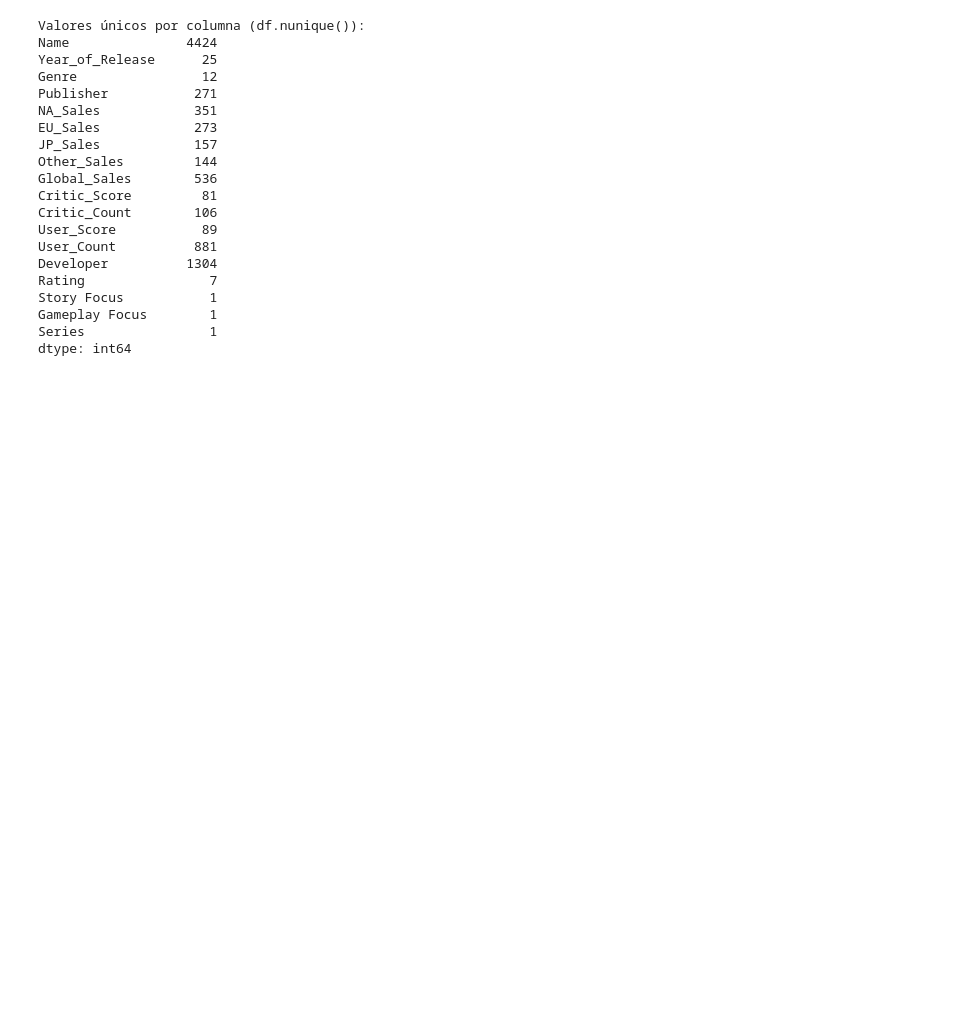
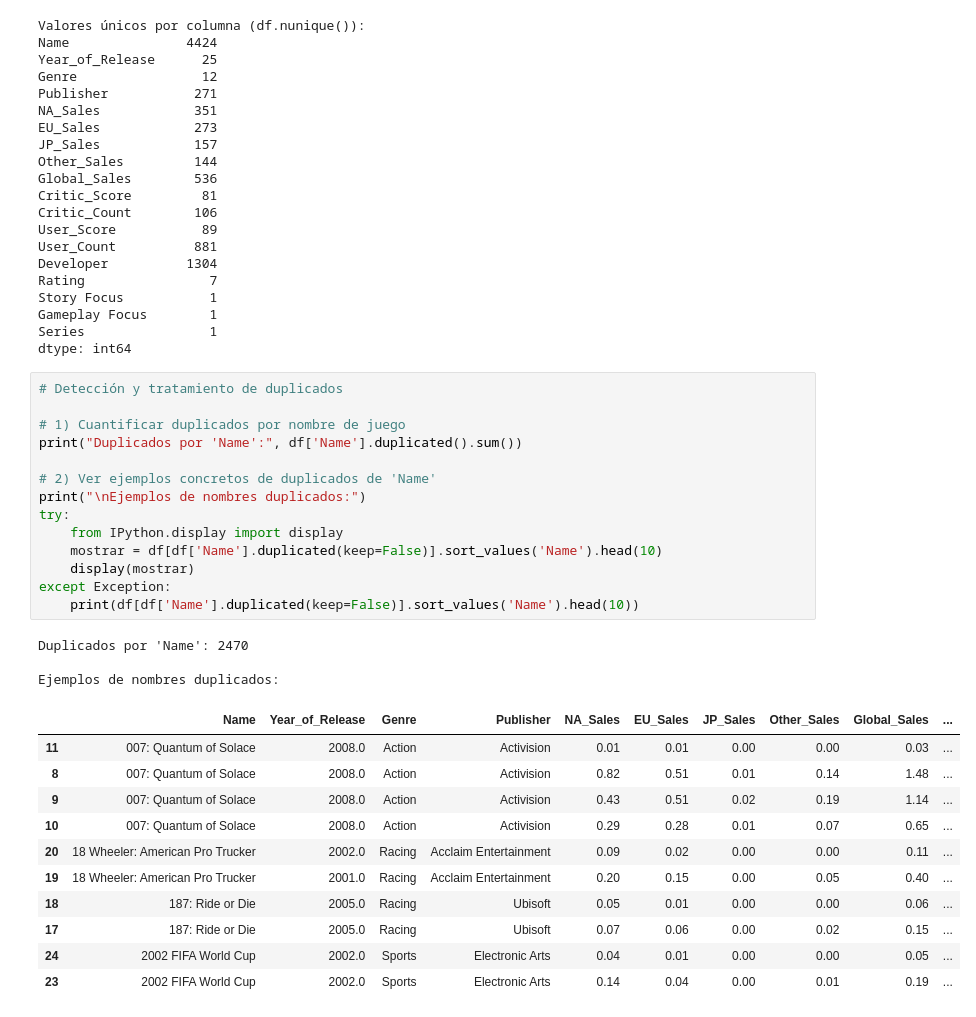
Before and after one commit to maxidalesio/coderhouse_datascience_mdalesio, a Jupyter notebook: analisis_videogames.ipynb, the cells around one changed output. Saved outputs shown, nothing was run; the diff lists cells and outputs as text; blank space fills up the shorter version.

Commit message:
Eliminado de duplicados

```diff
--- a/analisis_videogames.ipynb
+++ b/analisis_videogames.ipynb
@@ -116,3 +116,32 @@ Story Focus           1
 Gameplay Focus        1
 Series                1
 dtype: int64
+# %%
+# Detección y tratamiento de duplicados
+
+# 1) Cuantificar duplicados por nombre de juego
+print("Duplicados por 'Name':", df['Name'].duplicated().sum())
+
+# 2) Ver ejemplos concretos de duplicados de 'Name'
+print("\nEjemplos de nombres duplicados:")
+try:
+    from IPython.display import display
+    mostrar = df[df['Name'].duplicated(keep=False)].sort_values('Name').head(10)
+    display(mostrar)
+except Exception:
+    print(df[df['Name'].duplicated(keep=False)].sort_values('Name').head(10))
+# %% [output]
+Duplicados por 'Name': 2470
+
+Ejemplos de nombres duplicados:
+|  | Name | Year_of_Release | Genre | Publisher | NA_Sales | EU_Sales | JP_Sales | Other_Sales | Global_Sales | ... |
+| 11 | 007: Quantum of Solace | 2008.0 | Action | Activision | 0.01 | 0.01 | 0.00 | 0.00 | 0.03 | ... |
+| 8 | 007: Quantum of Solace | 2008.0 | Action | Activision | 0.82 | 0.51 | 0.01 | 0.14 | 1.48 | ... |
+| 9 | 007: Quantum of Solace | 2008.0 | Action | Activision | 0.43 | 0.51 | 0.02 | 0.19 | 1.14 | ... |
+| 10 | 007: Quantum of Solace | 2008.0 | Action | Activision | 0.29 | 0.28 | 0.01 | 0.07 | 0.65 | ... |
+| 20 | 18 Wheeler: American Pro Trucker | 2002.0 | Racing | Acclaim Entertainment | 0.09 | 0.02 | 0.00 | 0.00 | 0.11 | ... |
+| 19 | 18 Wheeler: American Pro Trucker | 2001.0 | Racing | Acclaim Entertainment | 0.20 | 0.15 | 0.00 | 0.05 | 0.40 | ... |
+| 18 | 187: Ride or Die | 2005.0 | Racing | Ubisoft | 0.05 | 0.01 | 0.00 | 0.00 | 0.06 | ... |
+| 17 | 187: Ride or Die | 2005.0 | Racing | Ubisoft | 0.07 | 0.06 | 0.00 | 0.02 | 0.15 | ... |
+| 24 | 2002 FIFA World Cup | 2002.0 | Sports | Electronic Arts | 0.04 | 0.01 | 0.00 | 0.00 | 0.05 | ... |
+| 23 | 2002 FIFA World Cup | 2002.0 | Sports | Electronic Arts | 0.14 | 0.04 | 0.00 | 0.01 | 0.19 | ... |
```
Also changed, not shown: parts of 2 cells of this notebook.
